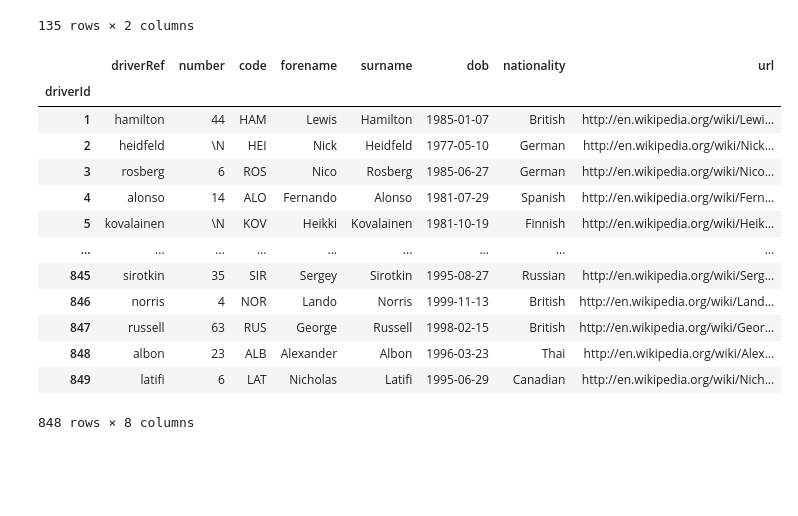
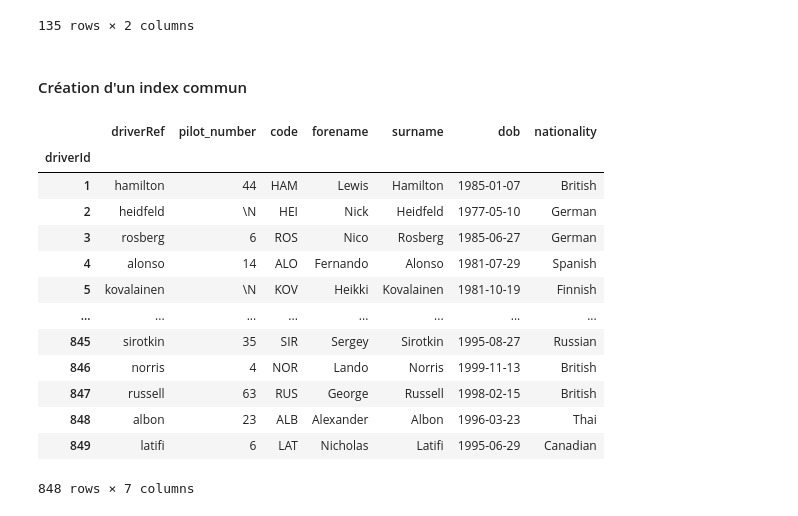
Before and after one commit to maxThoor/Formula-1-Race-Data, a Jupyter notebook: Visualisation_drivers_JR.ipynb, the cells around one changed output. Drawn from its saved outputs; the diff is of its cells as text; code cells hidden in the pictures; blank space fills up the shorter version.

Commit message:
upgrade csv des drivers, création dossier drivers

```diff
--- a/Visualisation_drivers_JR.ipynb
+++ b/Visualisation_drivers_JR.ipynb
@@ -21,7 +23,11 @@ for subdir, dirs, files in os.walk(r'Datasets/'):
                 csvDict[filename[:-4]] = pd.read_csv(Path(filepath), sep=",")
             if "status.csv" == filename:
                 csvDict[filename[:-4]] = pd.read_csv(Path(filepath), sep=",")
+            if "constructors.csv" == filename:
+                csvDict[filename[:-4]] = pd.read_csv(Path(filepath), sep=",")
             if "races.csv" == filename:
+                csvDict[filename[:-4]] = pd.read_csv(Path(filepath), sep=",")
+            if "circuits.csv" == filename:
                 csvDict[filename[:-4]] = pd.read_csv(Path(filepath), sep=",")
 for i in csvDict.keys():
     print (i)
@@ -73,0 +69,5 @@ drivers
+# %%
+drivers = csvDict["drivers"]
+drivers = drivers.drop(columns = ["url"])
+drivers = drivers.rename(columns = {'number':'pilot_number'})
+drivers
@@ -105,3 +120,6 @@ results
 | 24738 | 24744 | 1036 | 154 | 210 | 8 | 17 | 19 | 19 | 19 | ... |
 | 24739 | 24745 | 1036 | 844 | 6 | 16 | 9 | \N | R | 20 | ... |
 24740 rows × 18 columns
+# %%
+results = results.drop(columns =["position", "positionText", "fastestLap", "fastestLapTime", "fastestLapSpeed", "milliseconds", "resultId"])
+results
@@ -122,22 +154,24 @@ status
 | 133 | 136 | Seat |
 | 134 | 137 | Damage |
 135 rows × 2 columns
+# %% [markdown]
+#### Création d'un index commun
 # %%
 drivers = drivers.set_index("driverId")
-driver_standings = driver_standings.set_index("driverId")
+results = results.set_index("driverId")
 drivers
 # %% [output]
-|  | driverRef | number | code | forename | surname | dob | nationality | url |
-| driverId |  |  |  |  |  |  |  |  |
-| 1 | hamilton | 44 | HAM | Lewis | Hamilton | 1985-01-07 | British | http://en.wikipedia.org/wiki/Lewi... |
-| 2 | heidfeld | \N | HEI | Nick | Heidfeld | 1977-05-10 | German | http://en.wikipedia.org/wiki/Nick... |
-| 3 | rosberg | 6 | ROS | Nico | Rosberg | 1985-06-27 | German | http://en.wikipedia.org/wiki/Nico... |
-| 4 | alonso | 14 | ALO | Fernando | Alonso | 1981-07-29 | Spanish | http://en.wikipedia.org/wiki/Fern... |
-| 5 | kovalainen | \N | KOV | Heikki | Kovalainen | 1981-10-19 | Finnish | http://en.wikipedia.org/wiki/Heik... |
-| ... | ... | ... | ... | ... | ... | ... | ... | ... |
-| 845 | sirotkin | 35 | SIR | Sergey | Sirotkin | 1995-08-27 | Russian | http://en.wikipedia.org/wiki/Serg... |
-| 846 | norris | 4 | NOR | Lando | Norris | 1999-11-13 | British | http://en.wikipedia.org/wiki/Land... |
-| 847 | russell | 63 | RUS | George | Russell | 1998-02-15 | British | http://en.wikipedia.org/wiki/Geor... |
-| 848 | albon | 23 | ALB | Alexander | Albon | 1996-03-23 | Thai | http://en.wikipedia.org/wiki/Alex... |
-| 849 | latifi | 6 | LAT | Nicholas | Latifi | 1995-06-29 | Canadian | http://en.wikipedia.org/wiki/Nich... |
+|  | driverRef | pilot_number | code | forename | surname | dob | nationality |
+| driverId |  |  |  |  |  |  |  |
+| 1 | hamilton | 44 | HAM | Lewis | Hamilton | 1985-01-07 | British |
+| 2 | heidfeld | \N | HEI | Nick | Heidfeld | 1977-05-10 | German |
+| 3 | rosberg | 6 | ROS | Nico | Rosberg | 1985-06-27 | German |
+| 4 | alonso | 14 | ALO | Fernando | Alonso | 1981-07-29 | Spanish |
+| 5 | kovalainen | \N | KOV | Heikki | Kovalainen | 1981-10-19 | Finnish |
+| ... | ... | ... | ... | ... | ... | ... | ... |
+| 845 | sirotkin | 35 | SIR | Sergey | Sirotkin | 1995-08-27 | Russian |
+| 846 | norris | 4 | NOR | Lando | Norris | 1999-11-13 | British |
+| 847 | russell | 63 | RUS | George | Russell | 1998-02-15 | British |
+| 848 | albon | 23 | ALB | Alexander | Albon | 1996-03-23 | Thai |
+| 849 | latifi | 6 | LAT | Nicholas | Latifi | 1995-06-29 | Canadian |
-848 rows × 8 columns
+848 rows × 7 columns
```
Also changed, not shown: parts of 40 cells of this notebook, 2 other files.
